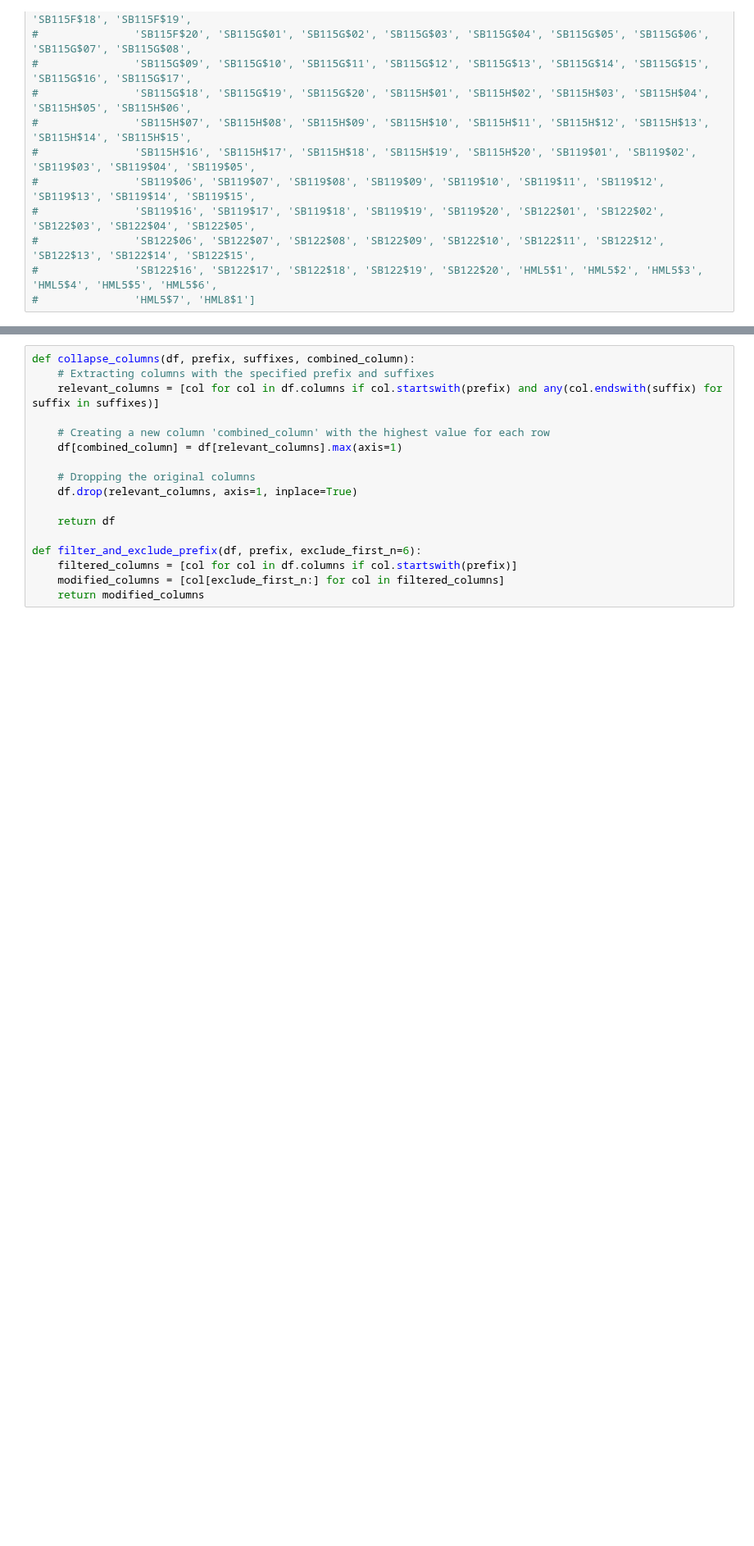
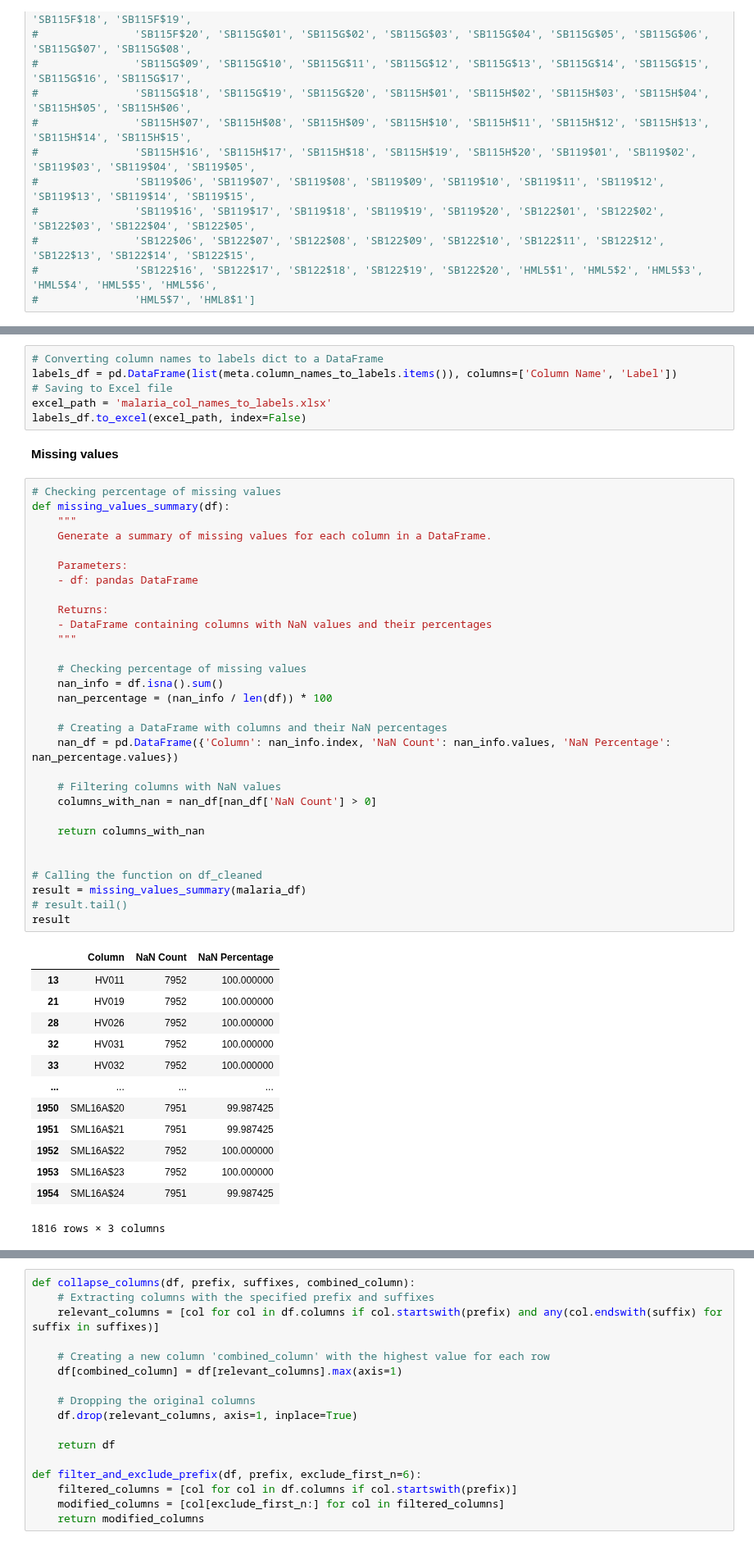
Before and after one commit to Dominic-Mu/dsc-phase-5-group-14-project, a Jupyter notebook: malaria_index.ipynb, the cells around one changed output, grey strips where cells are left out. Shown at 82% size. Drawn from its saved outputs; the diff is of its cells as text; blank space fills up the shorter version.

```diff
--- a/malaria_index.ipynb
+++ b/malaria_index.ipynb
@@ -169 +198,53 @@ malaria_df.describe()
+# %%
+# Converting column names to labels dict to a DataFrame
+labels_df = pd.DataFrame(list(meta.column_names_to_labels.items()), columns=['Column Name', 'Label'])
+# Saving to Excel file
+excel_path = 'malaria_col_names_to_labels.xlsx'
+labels_df.to_excel(excel_path, index=False)
+# %% [markdown]
+**Missing values**
+# %%
+# Checking percentage of missing values
+def missing_values_summary(df):
+    """
+    Generate a summary of missing values for each column in a DataFrame.
+
+    Parameters:
+    - df: pandas DataFrame
+
+    Returns:
+    - DataFrame containing columns with NaN values and their percentages
+    """
+
+    # Checking percentage of missing values
+    nan_info = df.isna().sum()
+    nan_percentage = (nan_info / len(df)) * 100
+
+    # Creating a DataFrame with columns and their NaN percentages
+    nan_df = pd.DataFrame({'Column': nan_info.index, 'NaN Count': nan_info.values, 'NaN Percentage': nan_percentage.values})
+
+    # Filtering columns with NaN values
+    columns_with_nan = nan_df[nan_df['NaN Count'] > 0]
+
+    return columns_with_nan
+
+
+# Calling the function on df_cleaned
+result = missing_values_summary(malaria_df)
+# result.tail()
+result
+# %% [output]
+|  | Column | NaN Count | NaN Percentage |
+| 13 | HV011 | 7952 | 100.000000 |
+| 21 | HV019 | 7952 | 100.000000 |
+| 28 | HV026 | 7952 | 100.000000 |
+| 32 | HV031 | 7952 | 100.000000 |
+| 33 | HV032 | 7952 | 100.000000 |
+| ... | ... | ... | ... |
+| 1950 | SML16A$20 | 7951 | 99.987425 |
+| 1951 | SML16A$21 | 7951 | 99.987425 |
+| 1952 | SML16A$22 | 7952 | 100.000000 |
+| 1953 | SML16A$23 | 7952 | 100.000000 |
+| 1954 | SML16A$24 | 7951 | 99.987425 |
+1816 rows × 3 columns
 # %% [markdown]
```
Also changed, not shown: parts of 20 cells of this notebook.
